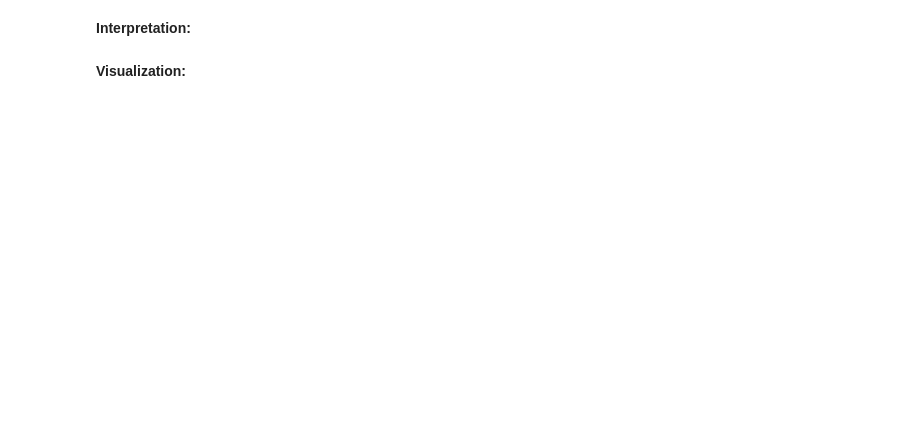
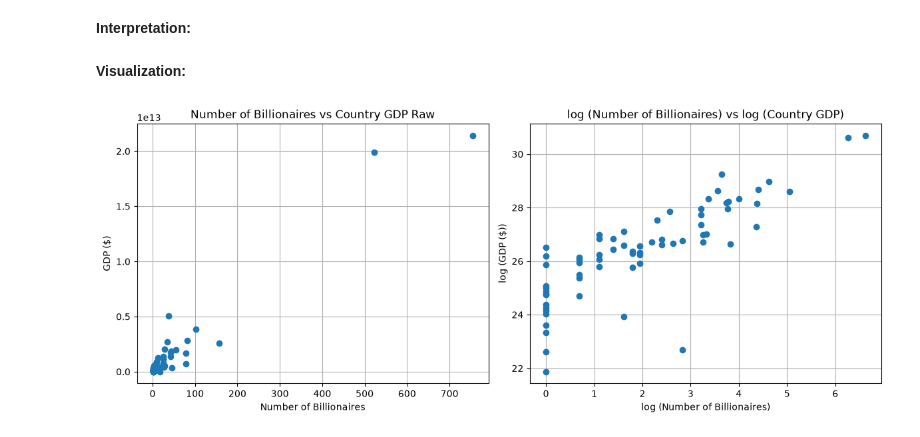
Before and after one commit to warmentr/CECS385-Transdisc-Res-Emer-Tech, a Jupyter notebook: CaseStudy1/CaseStudy1.ipynb, the cells around one changed output. Saved outputs shown, nothing was run; the diff lists cells and outputs as text; code cells hidden in the pictures; blank space fills up the shorter version.

```diff
--- a/CaseStudy1/CaseStudy1.ipynb
+++ b/CaseStudy1/CaseStudy1.ipynb
@@ -148,16 +150,22 @@ Regression: slope=50.28, R^2 = 0.0045, p = 0.0007
 # %%
 df['gdp_clean'] = df['gdp_country'].replace(r'[\$,]', '', regex=True).astype(float)
 
-counts = df.groupby('country').size().rename('billionair_count')
+counts = df.groupby('country').size().rename('billionaire_count')
 gdp = df.groupby('country')['gdp_clean'].mean().rename('gdp')
 merged = pd.concat([counts, gdp], axis=1).dropna()
 
-pearson_r, pearson_p = stats.pearsonr(merged['billionair_count'], merged['gdp'])
+pearson_r, pearson_p = stats.pearsonr(merged['billionaire_count'], merged['gdp'])
 print(f"Pearson r = {pearson_r:.4f}, p = {pearson_p:.4f}")
 
 
-log_pearson_r, log_pearson_p = stats.pearsonr(np.log(merged['billionair_count']), np.log(merged['gdp']))
-print(f"Pearson r (log-log) = {log_pearson_r:.4f}, p = {pearson_p:.4f}")
+log_pearson_r, log_pearson_p = stats.pearsonr(np.log(merged['billionaire_count']), np.log(merged['gdp']))
+print(f"Pearson r (log-log) = {log_pearson_r:.4f}, p = {log_pearson_p:.4f}")
+
+slope, intercept, r_value, p_value, std_err = stats.linregress(merged['billionaire_count'], merged['gdp'])
+print(f"Regression: slope={slope:.2f}, R^2 = {r_value**2:.4f}, p = {p_value:.4f}")
+
+log_slope, log_intercept, log_r_value, log_p_value, log_std_err = stats.linregress(np.log(merged['billionaire_count']), np.log(merged['gdp']))
+print(f"Regression (log-log): slope={log_slope:.2f}, R^2 = {log_r_value**2:.4f}, p = {log_p_value:.4f}")
 # %% [output]
 Pearson r = 0.9702, p = 0.0000
 Pearson r (log-log) = 0.8200, p = 0.0000
@@ -165,3 +175,25 @@ Pearson r (log-log) = 0.8200, p = 0.0000
 **Interpretation:**
 # %% [markdown]
 **Visualization:**
+# %%
+fig, ax = plt.subplots(1,2, figsize=(12,5))
+
+ax[0].scatter(x='billionaire_count', y='gdp', data=merged)
+ax[0].plot()
+ax[0].set_title('Number of Billionaires vs Country GDP Raw')
+ax[0].set_xlabel('Number of Billionaires')
+ax[0].set_ylabel('GDP ($)')
+ax[0].grid()
+ax[0].set_axisbelow(True)
+
+ax[1].scatter(np.log(merged['billionaire_count']), np.log(merged['gdp']))
+ax[1].set_title('log (Number of Billionaires) vs log (Country GDP)')
+ax[1].set_xlabel('log (Number of Billionaires)')
+ax[1].set_ylabel('log (GDP ($))')
+ax[1].grid()
+ax[1].set_axisbelow(True)
+
+plt.tight_layout()
+plt.show()
+# %% [output]
+[figure, added]
```
Also changed, not shown: parts of 9 cells of this notebook.
